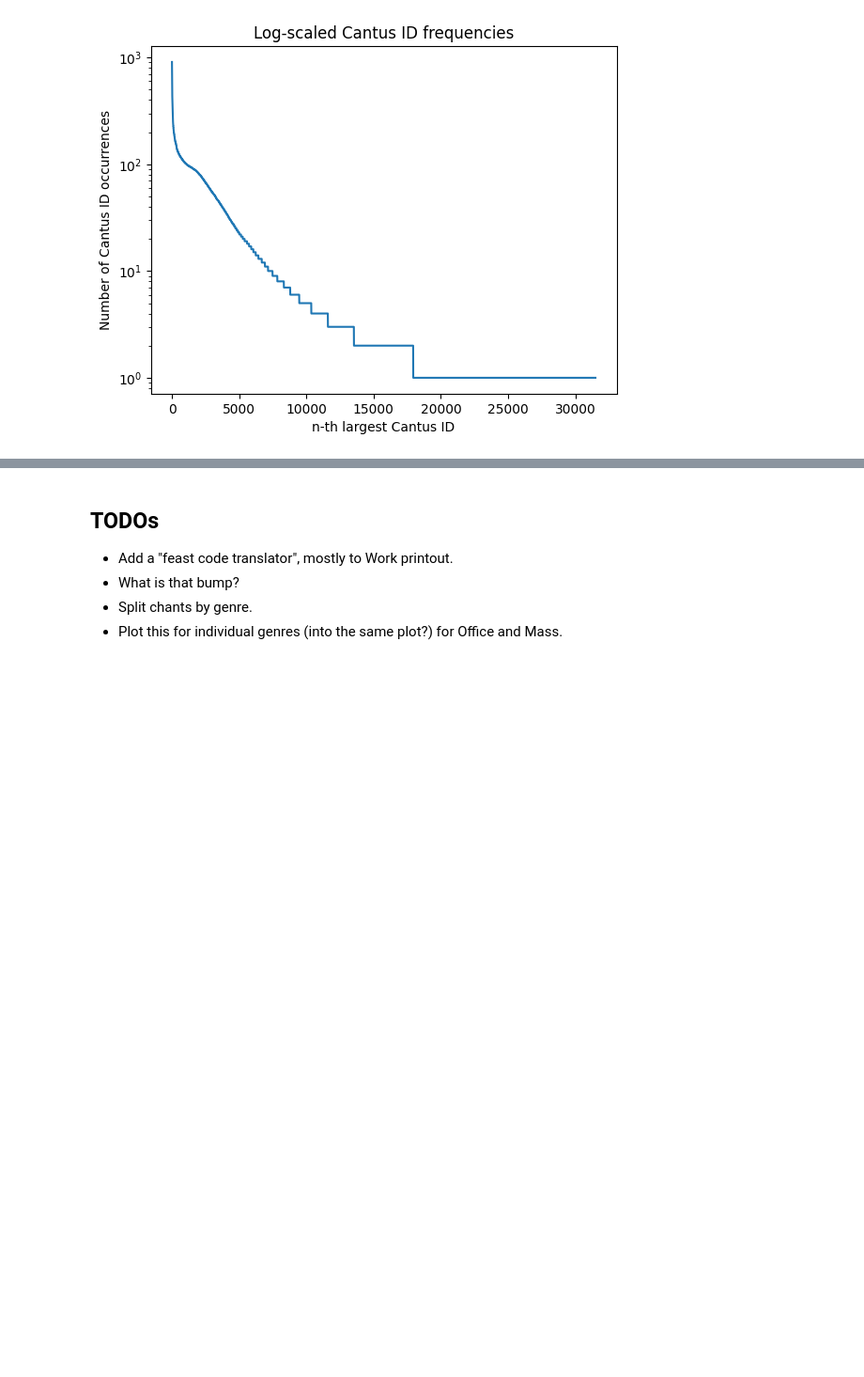
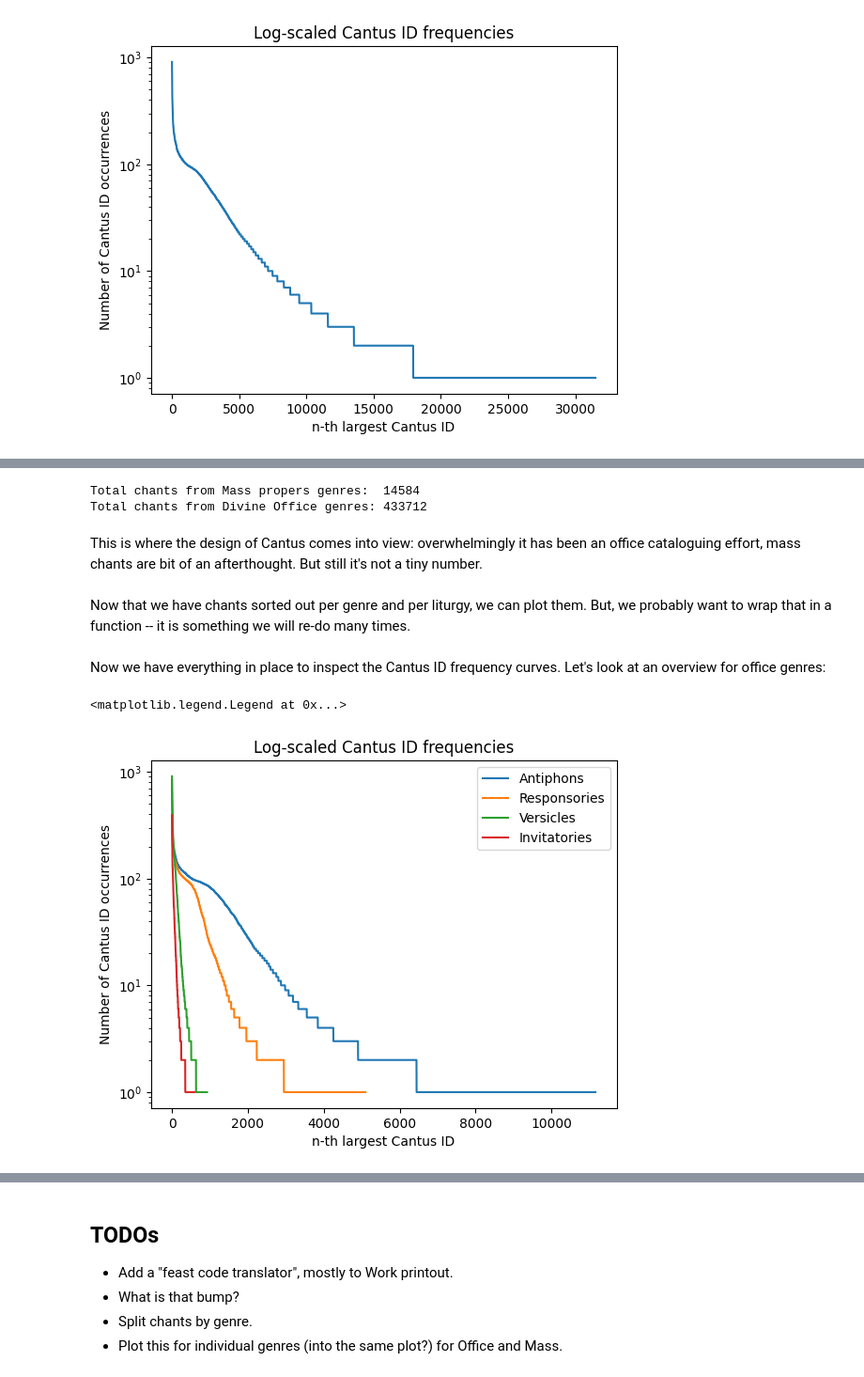
Before and after one commit to hajicj/DH-Latvia_2025-05-07, a Jupyter notebook: 2025-05-07_Practicals-1.ipynb, the cells around one changed output, grey strips where cells are left out. Shown at 94% size. Cells and saved outputs as stored; diff of their text form; code cells hidden in the pictures; blank space fills up the shorter version.

Commit message:
Added inspection of CID frequencies per genre and liturgy.

```diff
--- a/2025-05-07_Practicals-1.ipynb
+++ b/2025-05-07_Practicals-1.ipynb
@@ -850,0 +868,60 @@ fieldnames
+# %%
+# Aggreagate the chants for each type of liturgy across the genres we defined
+mass_chants = []
+for g in GENRES_CC_MASS_PROPERS:
+  g_chants = chants_per_genre[g]
+  mass_chants.extend(g_chants)      # list.extend(other_list) is how you concatenate lists in Python.
+
+office_chants = []
+for g in GENRES_CC_OFFICE:
+  g_chants = chants_per_genre[g]
+  office_chants.extend(g_chants)
+
+print('Total chants from Mass propers genres:\t{}'.format(len(mass_chants)))
+print('Total chants from Divine Office genres:\t{}'.format(len(office_chants)))
+# %% [output]
+Total chants from Mass propers genres:  14584
+Total chants from Divine Office genres: 433712
+# %% [markdown]
+This is where the design of Cantus comes into view: overwhelmingly it has been an office cataloguing effort, mass chants are bit of an afterthought. But still it's not a tiny number.
+# %% [markdown]
+Now that we have chants sorted out per genre and per liturgy, we can plot them. But, we probably want to wrap that in a function -- it is something we will re-do many times.
+# %%
+import collections
+
+def plot_cid_frequencies(chants, log_scale=False, label=None, title=None):
+  # First, we get the CID frequencies
+
+  cid_frequencies = collections.defaultdict(int)
+  # ...this is a shortcut that spares us having to check if the CID is already in the dictionary.
+
+  for c in chants:
+    cid = c['cantus_id']
+    cid_frequencies[cid] += 1
+
+  cid_frequencies_sorted = list(sorted(cid_frequencies.values(), reverse=True))
+
+  ax = plt.gca()
+  ax.plot(cid_frequencies_sorted, label=label)
+  if not title:
+    title = 'Log-scaled Cantus ID frequencies'
+  ax.set_title(title)
+
+  ax.set_xlabel('n-th largest Cantus ID')   # Best practice: always label both axes.
+  ax.set_ylabel('Number of Cantus ID occurrences')
+
+  if log_scale:
+    ax.set_yscale('log')
+
+  # We do NOT do plt.show() here, so that we can plot multiple curves into the same figure.
+# %% [markdown]
+Now we have everything in place to inspect the Cantus ID frequency curves. Let's look at an overview for office genres:
+# %%
+plot_cid_frequencies(chants_per_genre['genre_a'], log_scale=True, label='Antiphons')
+plot_cid_frequencies(chants_per_genre['genre_r'], log_scale=True, label='Responsories')
+plot_cid_frequencies(chants_per_genre['genre_w'], log_scale=True, label='Versicles')
+plot_cid_frequencies(chants_per_genre['genre_i'], log_scale=True, label='Invitatories')
+plt.legend()
+# %% [output]
+<matplotlib.legend.Legend at 0x...>
+[figure, added]
```
Also changed, not shown: parts of 36 cells of this notebook.
